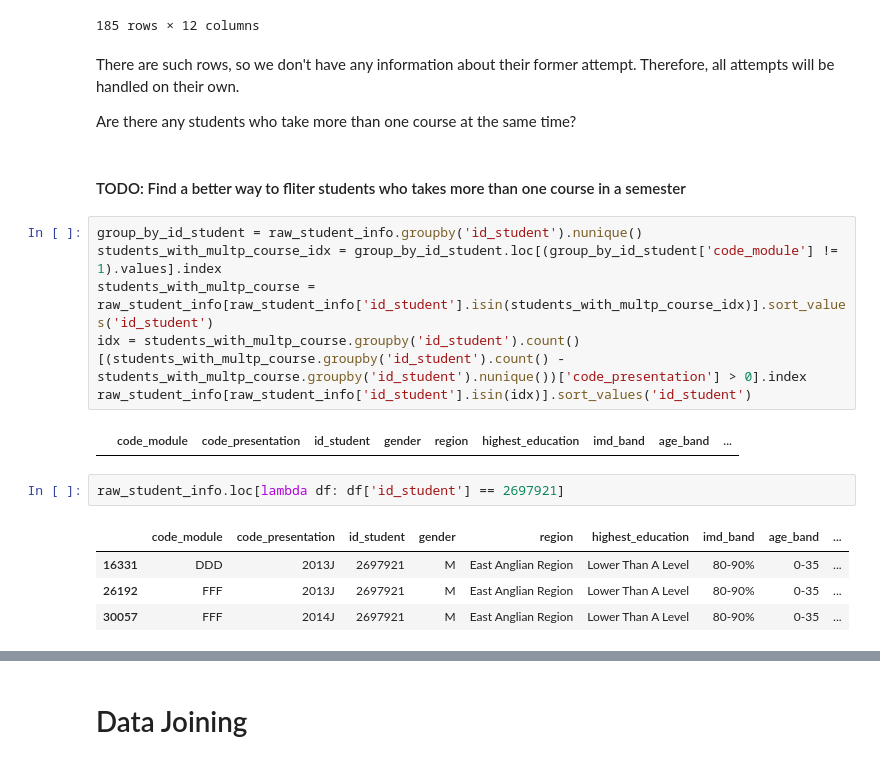
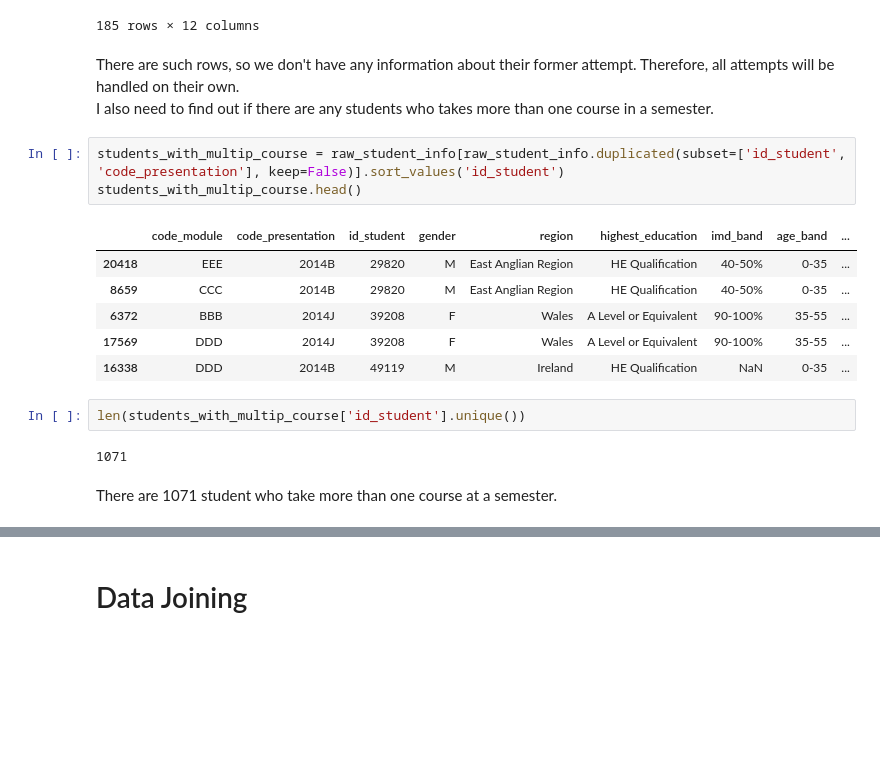
Before and after one commit to tevfikcagridural/student-success, a Jupyter notebook: Data_Wrangling.ipynb, the cells around one changed output, grey strips where cells are left out. Drawn from its saved outputs; the diff is of its cells as text; blank space fills up the shorter version.

```diff
--- a/Data_Wrangling.ipynb
+++ b/Data_Wrangling.ipynb
@@ -317,22 +317,20 @@ raw_student_info[
 185 rows × 12 columns
 # %% [markdown]
 There are such rows, so we don't have any information about their former attempt. Therefore, all attempts will be handled on their own.
-
-Are there any students who take more than one course at the same time?
+I also need to find out if there are any students who takes more than one course in a semester.
+# %%
+students_with_multip_course = raw_student_info[raw_student_info.duplicated(subset=['id_student', 'code_presentation'], keep=False)].sort_values('id_student')
+students_with_multip_course.head()
+# %% [output]
+|  | code_module | code_presentation | id_student | gender | region | highest_education | imd_band | age_band | ... |
+| 20418 | EEE | 2014B | 29820 | M | East Anglian Region | HE Qualification | 40-50% | 0-35 | ... |
+| 8659 | CCC | 2014B | 29820 | M | East Anglian Region | HE Qualification | 40-50% | 0-35 | ... |
+| 6372 | BBB | 2014J | 39208 | F | Wales | A Level or Equivalent | 90-100% | 35-55 | ... |
+| 17569 | DDD | 2014J | 39208 | F | Wales | A Level or Equivalent | 90-100% | 35-55 | ... |
+| 16338 | DDD | 2014B | 49119 | M | Ireland | HE Qualification | NaN | 0-35 | ... |
+# %%
+len(students_with_multip_course['id_student'].unique())
+# %% [output]
+1071
 # %% [markdown]
-#### TODO: Find a better way to fliter students who takes more than one course in a semester
+There are 1071 student who take more than one course at a semester.
-# %%
-group_by_id_student = raw_student_info.groupby('id_student').nunique()
-students_with_multp_course_idx = group_by_id_student.loc[(group_by_id_student['code_module'] != 1).values].index
-students_with_multp_course = raw_student_info[raw_student_info['id_student'].isin(students_with_multp_course_idx)].sort_values('id_student')
-idx = students_with_multp_course.groupby('id_student').count()[(students_with_multp_course.groupby('id_student').count() - students_with_multp_course.groupby('id_student').nunique())['code_presentation'] > 0].index
-raw_student_info[raw_student_info['id_student'].isin(idx)].sort_values('id_student')
-# %% [output]
-|  | code_module | code_presentation | id_student | gender | region | highest_education | imd_band | age_band | ... |
-# %%
-raw_student_info.loc[lambda df: df['id_student'] == 2697921]
-# %% [output]
-|  | code_module | code_presentation | id_student | gender | region | highest_education | imd_band | age_band | ... |
-| 16331 | DDD | 2013J | 2697921 | M | East Anglian Region | Lower Than A Level | 80-90% | 0-35 | ... |
-| 26192 | FFF | 2013J | 2697921 | M | East Anglian Region | Lower Than A Level | 80-90% | 0-35 | ... |
-| 30057 | FFF | 2014J | 2697921 | M | East Anglian Region | Lower Than A Level | 80-90% | 0-35 | ... |
```
Also changed, not shown: parts of 25 cells of this notebook.
